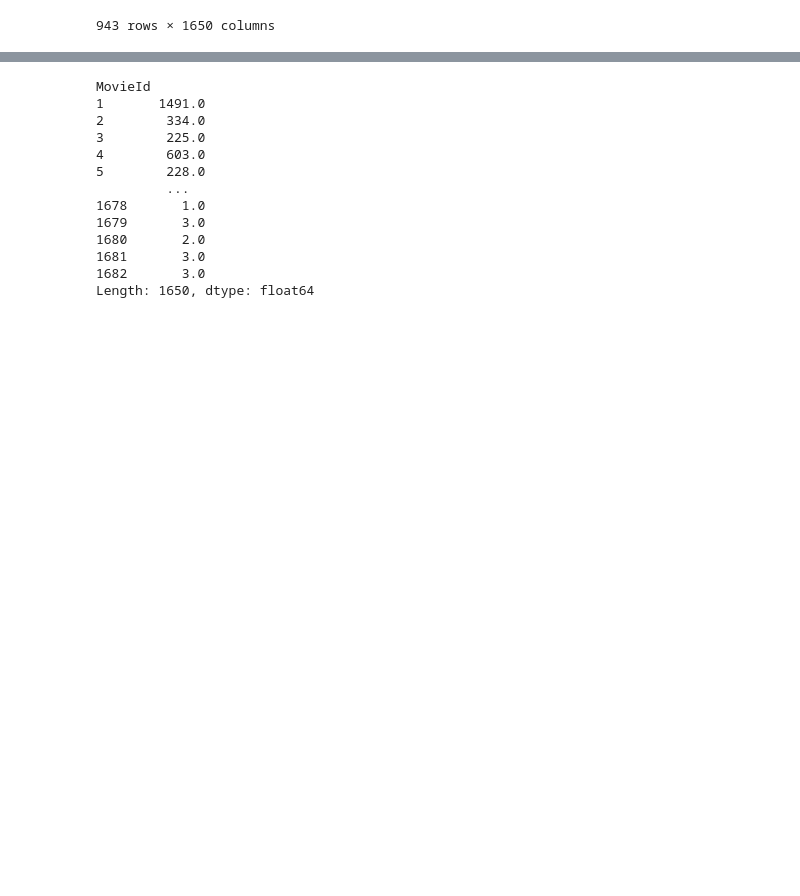
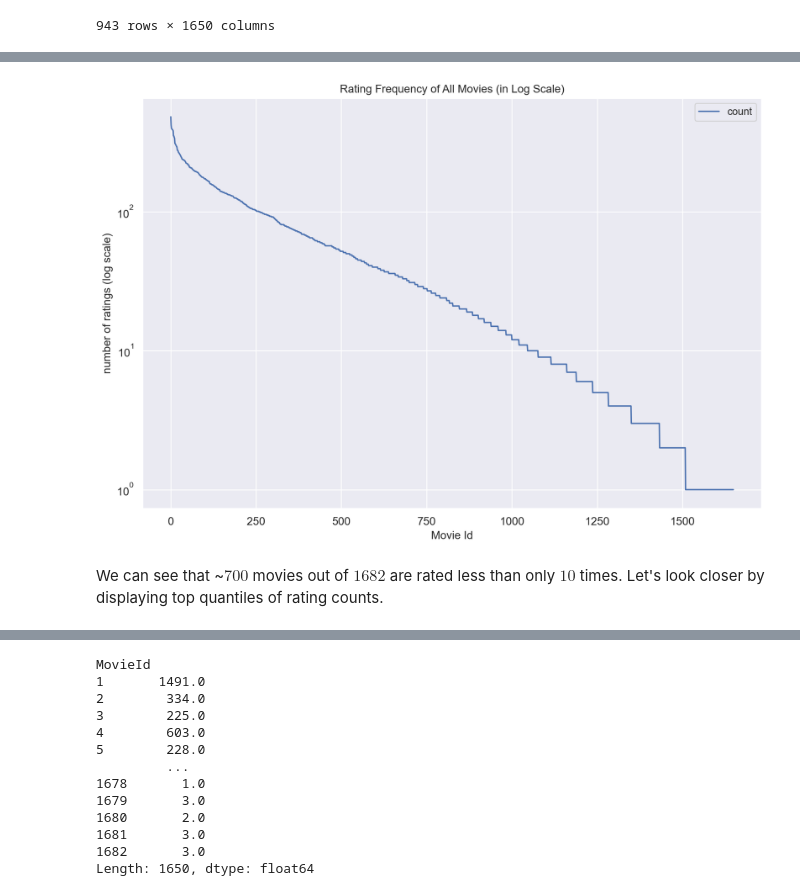
Before and after one commit to oscar-defelice/Recommender-Systems-Course, a Jupyter notebook: src/02.Non-Personalised-Recommendation.ipynb, the cells around one changed output, grey strips where cells are left out. Cells and saved outputs as stored; diff of their text form; code cells hidden in the pictures; blank space fills up the shorter version.

```diff
--- a/src/02.Non-Personalised-Recommendation.ipynb
+++ b/src/02.Non-Personalised-Recommendation.ipynb
@@ -144,0 +233,17 @@ df_matrix
+# %%
+# plot rating frequency of all movies in log scale
+ax = movie_rat_freq \
+    .sort_values('count', ascending=False) \
+    .reset_index(drop=True) \
+    .plot(
+        figsize=(12, 8),
+        title='Rating Frequency of All Movies (in Log Scale)',
+        fontsize=12,
+        logy=True
+    )
+ax.set_xlabel("Movie Id")
+ax.set_ylabel("number of ratings (log scale)");
+# %% [output]
+[figure, added]
+# %% [markdown]
+We can see that ~$700$ movies out of $1682$ are rated less than only $10$ times. Let's look closer by displaying top quantiles of rating counts.
```
Also changed, not shown: parts of 24 cells of this notebook, 7 other files.
